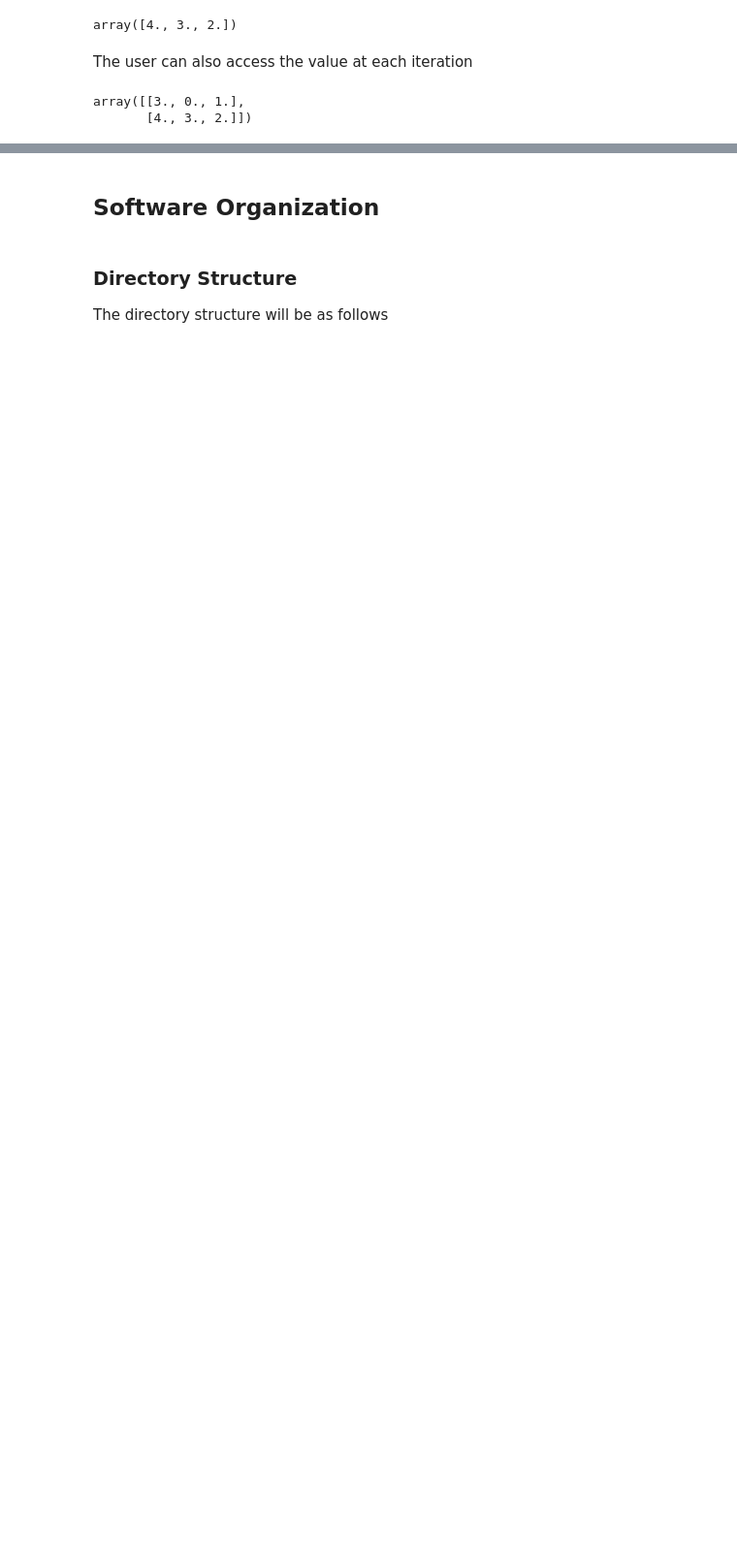
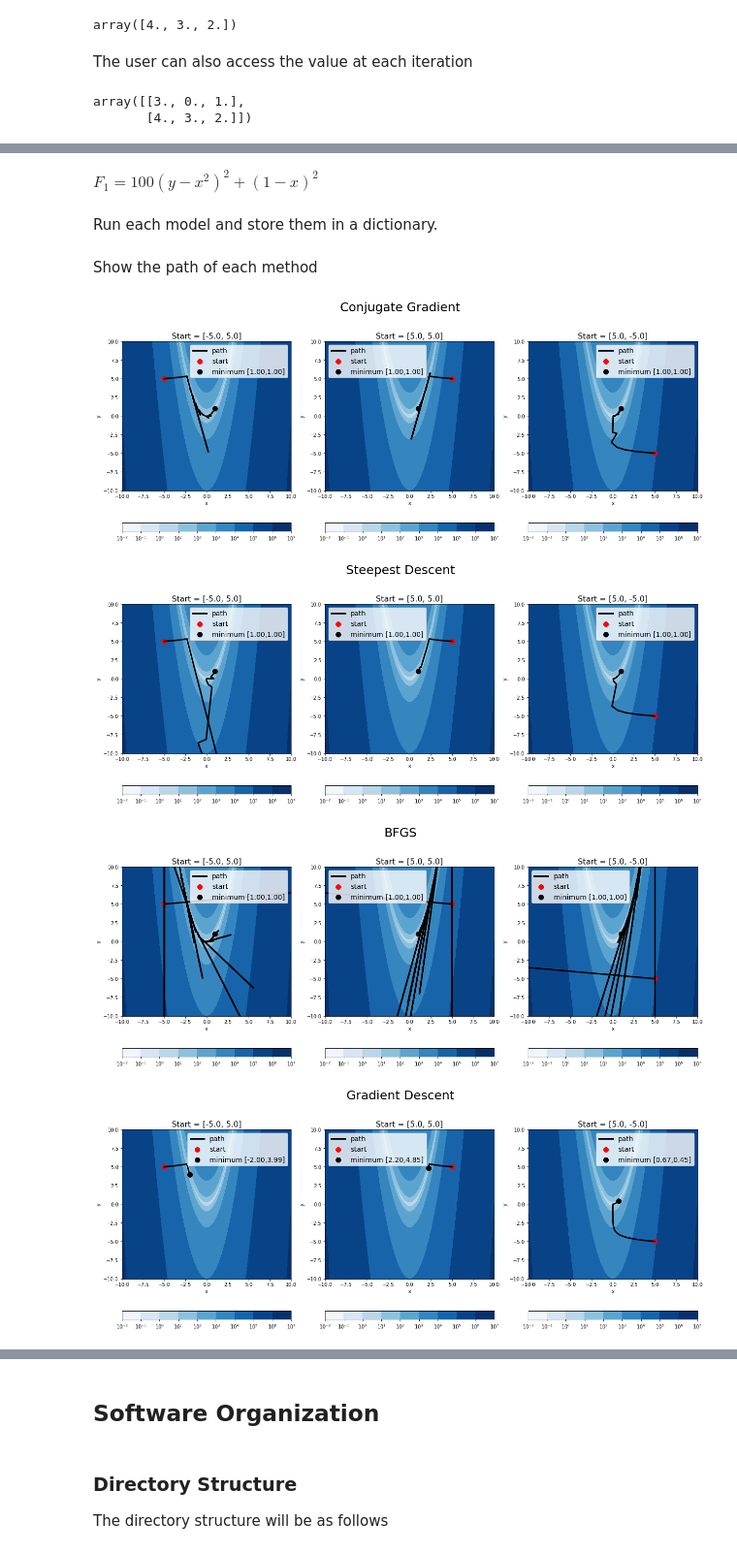
Before and after one commit to AutoDiffAll/cs207_FinalProject, a Jupyter notebook: docs/Final.ipynb, the cells around one changed output, grey strips where cells are left out. Shown at 97% size. Cells and saved outputs as stored; diff of their text form; code cells hidden in the pictures; blank space fills up the shorter version.

Commit message:
finish final version checks, add user-defined API of get_gradient

```diff
--- a/docs/Final.ipynb
+++ b/docs/Final.ipynb
@@ -114,0 +242,29 @@ array([[3., 0., 1.],
+# %% [markdown]
+$F_1=100(y-x^2)^2+(1-x)^2$
+# %%
+# Rosenbrock function
+f1=lambda x, y : 100*(y-x**2)**2 + (1-x)**2
+# Initial Value lists
+v0_list = [[-5,5], [5,5], [5,-5]]
+# Model you want to use
+models=['Conjugate Gradient','Steepest Descent','BFGS','Gradient Descent']
+# Xlim and Ylim you want to show
+import numpy
+x_grid = numpy.linspace(-10, 10, 500)
+y_grid = numpy.linspace(-10, 10, 500)
+# %% [markdown]
+Run each model and store them in a dictionary.
+# %%
+res={}
+for model in models:
+    res[model]=[op.minimize(f1,v0,method=model,max_iter=100000,lr=1e-5,sigma=1e-5,precision=1e-5) for v0 in v0_list]
+# %% [markdown]
+Show the path of each method
+# %%
+for model in models:
+    evaluate.plot_path(f1, res[model], model, x_grid=x_grid, y_grid=y_grid)
+# %% [output]
+[figure, added]
+[figure, added]
+[figure, added]
+[figure, added]
```
Also changed, not shown: parts of 40 cells of this notebook, 4 other files.
